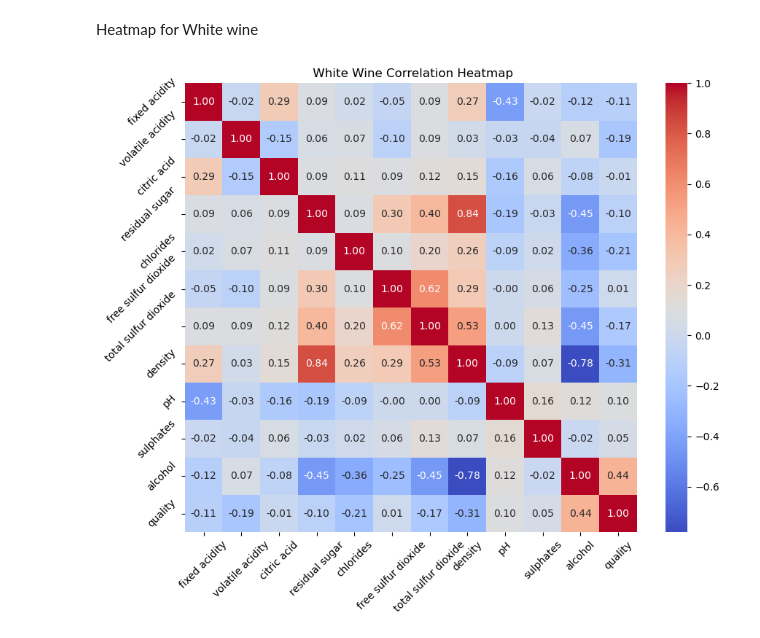
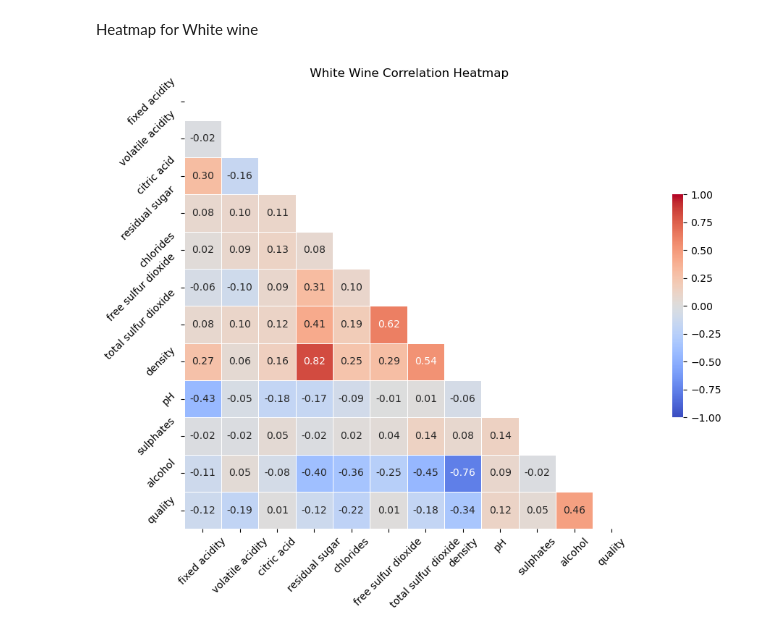
Before and after one commit to Godwin-Oti/Wine-Type-Analysis-and-Quality-Prediction-, a Jupyter notebook: Winery_project.ipynb, the cells around one changed output. Saved outputs shown, nothing was run; the diff lists cells and outputs as text; code cells hidden in the pictures.

```diff
--- a/Winery_project.ipynb
+++ b/Winery_project.ipynb
@@ -475,21 +552,32 @@ plt.show()
 Heatmap for White wine
 # %%
 
-data = pd.read_csv("winequality-white.csv", sep=None)
-corr_matrix = data.corr()
+whitewine_no_label_with_dup = pd.read_csv("winequality-white.csv", sep=None)
+whitewine_no_label_without_dup=whitewine_no_label_with_dup.drop_duplicates()
+whitewine_no_label=whitewine_no_label_without_dup
+corr_matrix = whitewine_no_label.corr()
 
 # Set up the matplotlib figure
-plt.figure(figsize=(10, 8))
+plt.figure(figsize=(15, 8))
+
+mask = np.triu(corr_matrix)
+
 
 # Create the heatmap using Seaborn
-sns.heatmap(corr_matrix, annot=True, cmap='coolwarm', fmt=".2f")
+sns.heatmap(corr_matrix, mask=mask, annot=True, vmax=1, vmin=-1, center=0, cmap='coolwarm', fmt=".2f", linewidth=.5,  cbar_kws={"shrink": .5}, square=True)
+
+
+
+ #Draw the heatmap with the mask and correct aspect ratio
+#ns.heatmap(correlation_matrix, mask=mask, cmap='coolwarm', vmax=1, vmin=-1, center=0,
+            #square=True, linewidths=.5, cbar_kws={"shrink": .5}, annot=True, fmt=".2f")
 
 # Optional: Customize the heatmap appearance
 plt.title(' White Wine Correlation Heatmap')
 plt.xticks(rotation=45)
 plt.yticks(rotation=45)
 
 # Display the heatmap
 plt.show()
 # %% [output]
-[figure, old version]
+[figure, new version]
```
Also changed, not shown: parts of 57 cells of this notebook, 1 other file.
